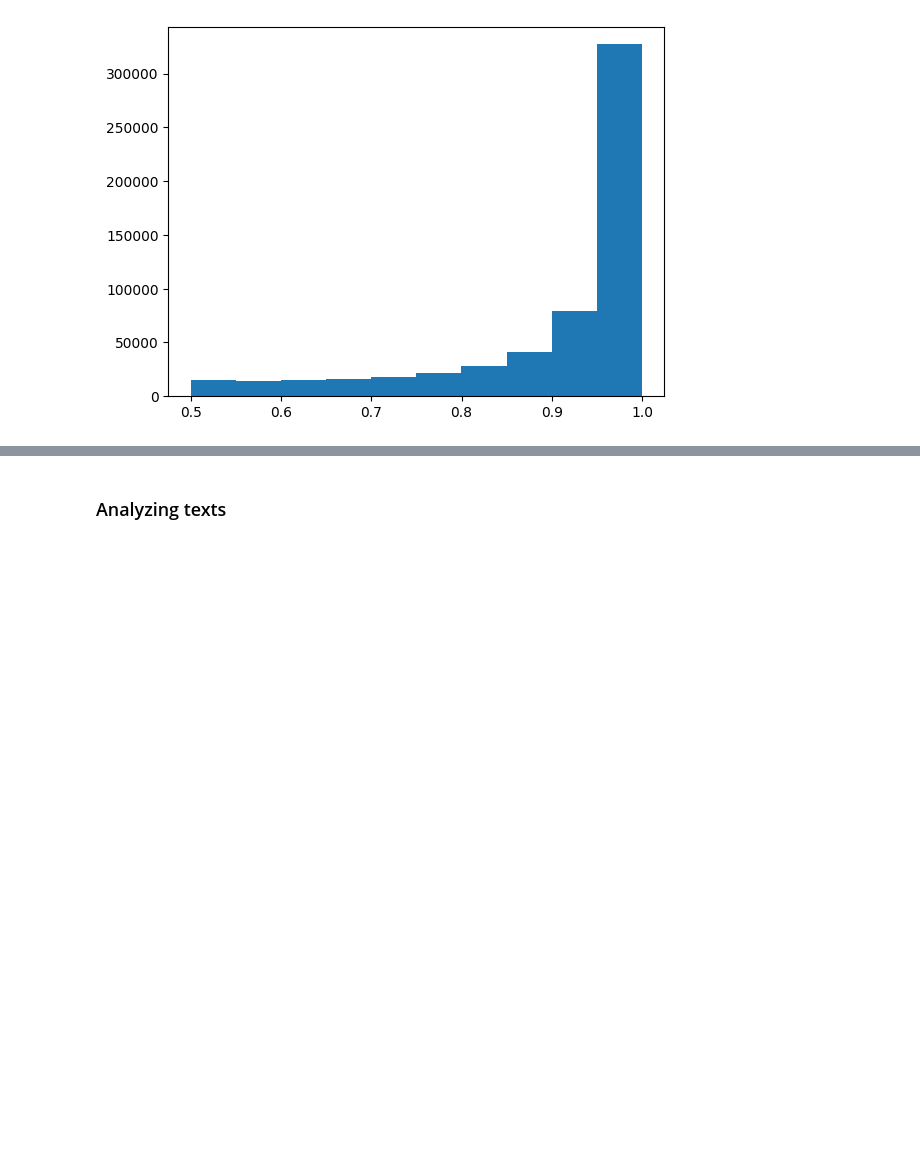
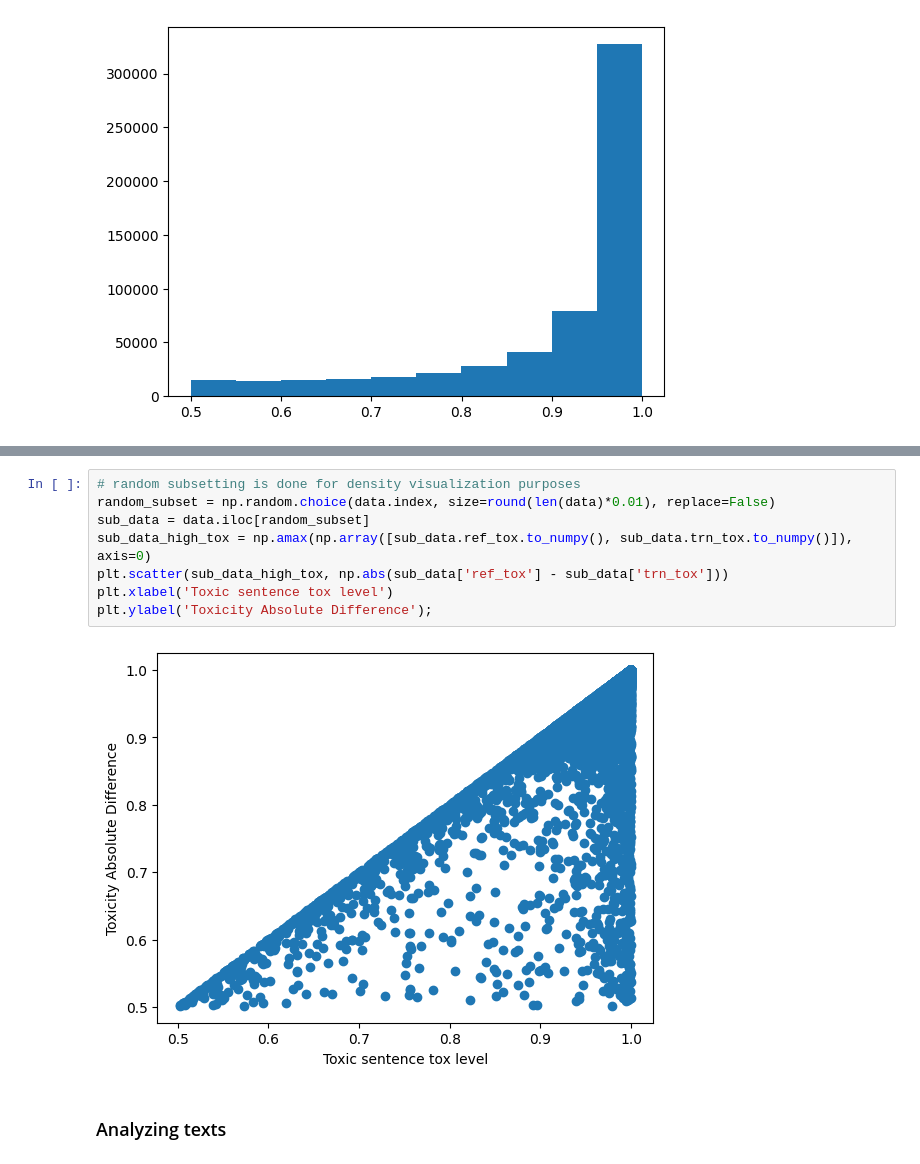
Before and after one commit to KGallyamov/TextDetoxification, a Jupyter notebook: notebooks/1.0-initial-data-exporation.ipynb, the cells around one changed output, grey strips where cells are left out. Saved outputs shown, nothing was run; the diff lists cells and outputs as text; blank space fills up the shorter version.

```diff
--- a/notebooks/1.0-initial-data-exporation.ipynb
+++ b/notebooks/1.0-initial-data-exporation.ipynb
@@ -61,3 +75,13 @@ plt.ylabel('Toxicity Absolute Difference');
+# %%
+# random subsetting is done for density visualization purposes
+random_subset = np.random.choice(data.index, size=round(len(data)*0.01), replace=False)
+sub_data = data.iloc[random_subset]
+sub_data_high_tox = np.amax(np.array([sub_data.ref_tox.to_numpy(), sub_data.trn_tox.to_numpy()]), axis=0)
+plt.scatter(sub_data_high_tox, np.abs(sub_data['ref_tox'] - sub_data['trn_tox']))
+plt.xlabel('Toxic sentence tox level')
+plt.ylabel('Toxicity Absolute Difference');
+# %% [output]
+[figure, added]
 # %% [markdown]
 ### Analyzing texts
 # %%
```
Also changed, not shown: parts of 7 cells of this notebook, 4 other files.
